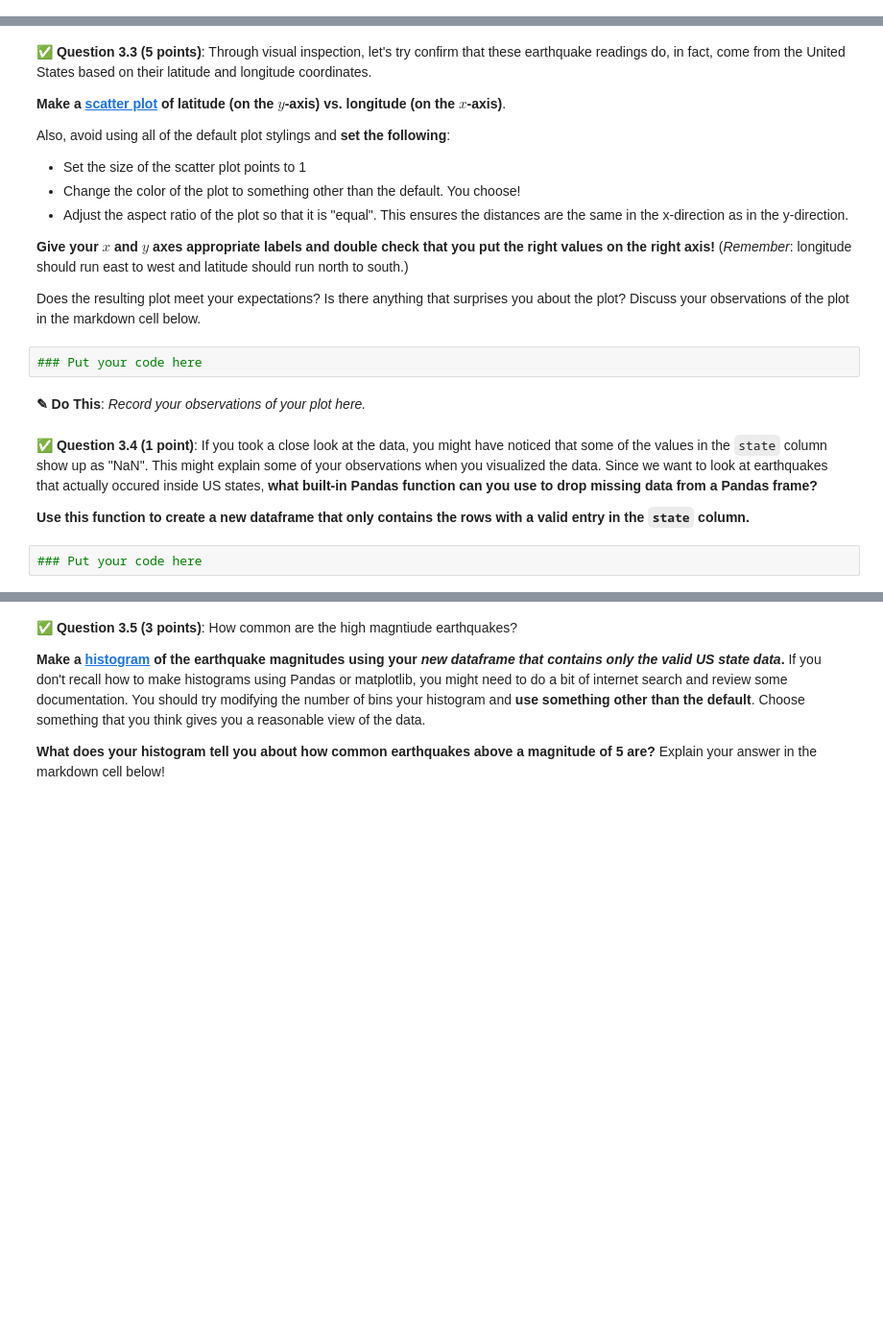
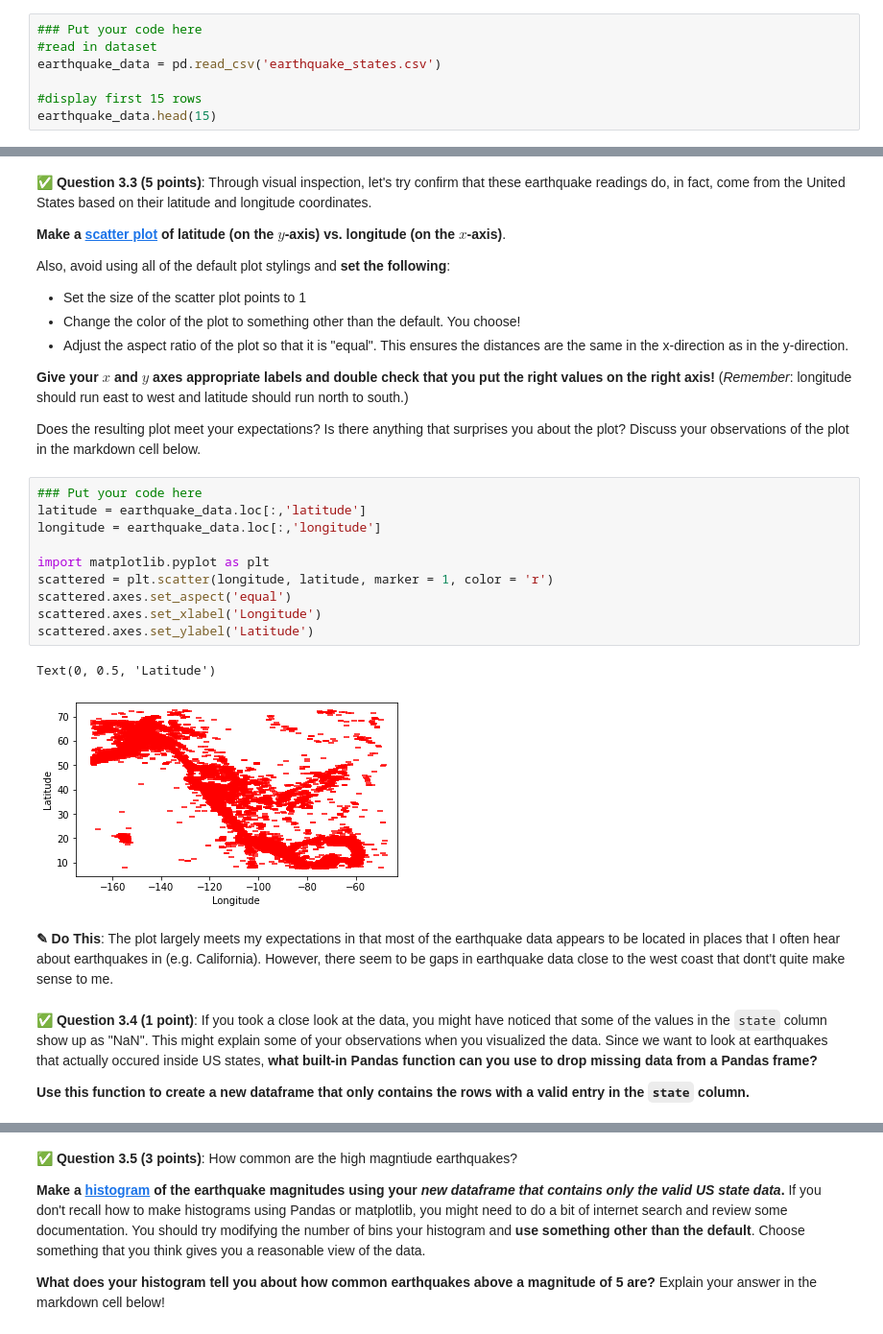
Before and after one commit to sarahhoogstraten/CMSE202-f23-turnin, a Jupyter notebook: hw-01/HW-01_GitPracticeDebuggingPythonPackagesAndClasses-SarahHoogstraten.ipynb, the cells around one changed output, grey strips where cells are left out. Shown: that part at 96% size. Saved outputs shown, nothing was run; the diff lists cells and outputs as text; blank space fills up the shorter version.

```diff
--- a/hw-01/HW-01_GitPracticeDebuggingPythonPackagesAndClasses-SarahHoogstraten.ipynb
+++ b/hw-01/HW-01_GitPracticeDebuggingPythonPackagesAndClasses-SarahHoogstraten.ipynb
@@ -432,0 +374,7 @@ That headline might be a alarming, but you're going to take a look at the data y
+# %%
+### Put your code here
+#read in dataset
+earthquake_data = pd.read_csv('earthquake_states.csv')
+
+#display first 15 rows
+earthquake_data.head(15)
@@ -443,14 +408,24 @@ Also, avoid using all of the default plot stylings and **set the following**:
 **Give your $x$ and $y$ axes appropriate labels and double check that you put the right values on the right axis!** (*Remember*: longitude should run east to west and latitude should run north to south.)
 
 Does the resulting plot meet your expectations? Is there anything that surprises you about the plot? Discuss your observations of the plot in the markdown cell below.
-# %%
-### Put your code here
-# %% [markdown]
-**<font size=+3>&#9998;</font> Do This**: *Record your observations of your plot here.*
+# %%
+### Put your code here
+latitude = earthquake_data.loc[:,'latitude']
+longitude = earthquake_data.loc[:,'longitude']
+
+import matplotlib.pyplot as plt
+scattered = plt.scatter(longitude, latitude, marker = 1, color = 'r')
+scattered.axes.set_aspect('equal')
+scattered.axes.set_xlabel('Longitude')
+scattered.axes.set_ylabel('Latitude')
+# %% [output]
+Text(0, 0.5, 'Latitude')
+[figure, added]
+# %% [markdown]
+**<font size=+3>&#9998;</font> Do This**:
+The plot largely meets my expectations in that most of the earthquake data appears to be located in places that I often hear about earthquakes in (e.g. California). However, there seem to be gaps in earthquake data close to the west coast that dont't quite make sense to me.
 # %% [markdown]
 &#9989; **Question 3.4 (1 point)**: If you took a close look at the data, you might have noticed that some of the values in the `state` column show up as "NaN". This might explain some of your observations when you visualized the data. Since we want to look at earthquakes that actually occured inside US states, **what built-in Pandas function can you use to drop missing data from a Pandas frame?**
 
 
 **Use this function to create a new dataframe that only contains the rows with a valid entry in the `state` column.**
-# %%
-### Put your code here
```
Also changed, not shown: parts of 26 cells of this notebook.
